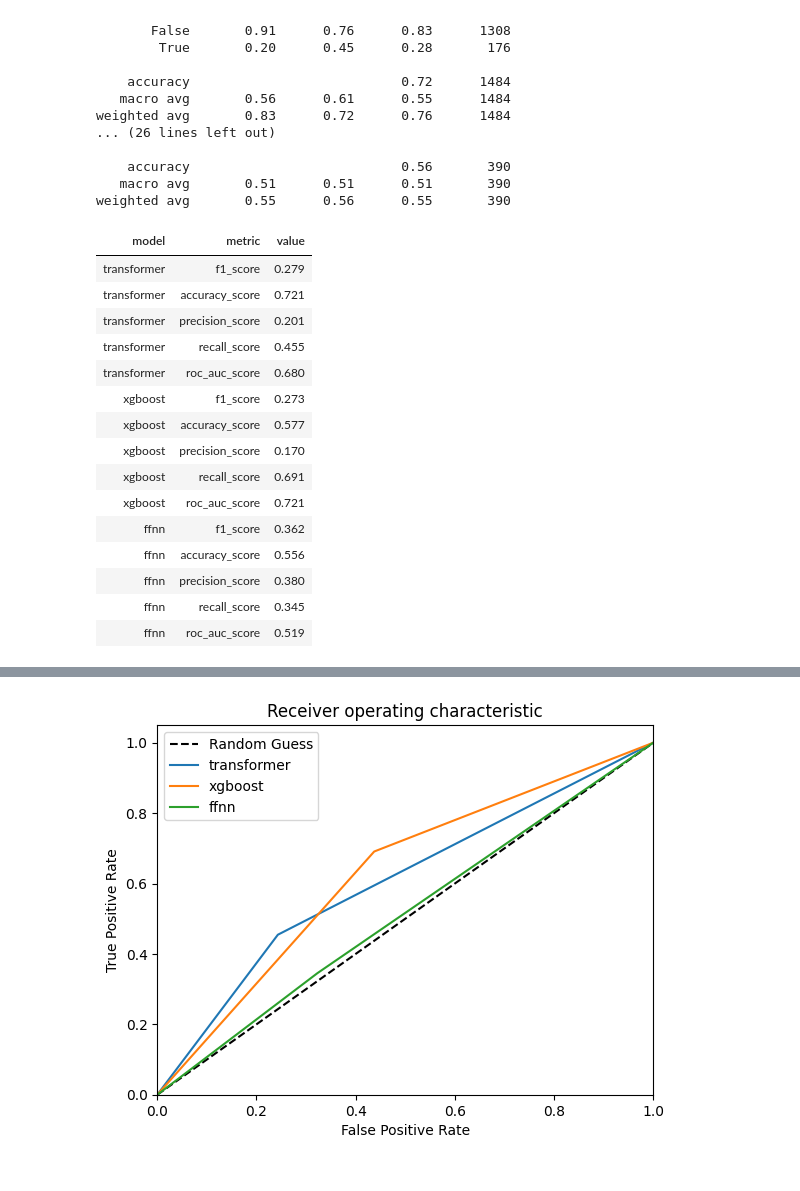
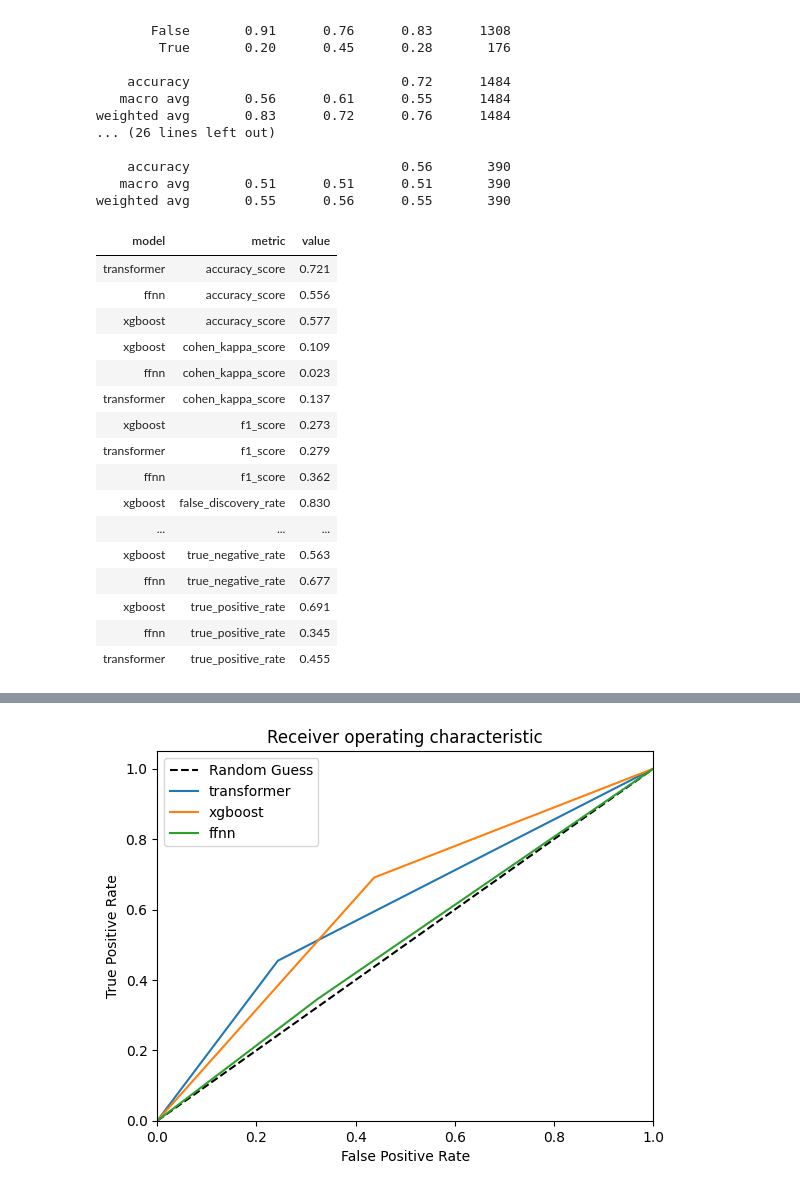
Before and after one commit to ewheeler/foresight, a Jupyter notebook: docs/hes_final/figs.ipynb, the cells around one changed output, grey strips where cells are left out. Cells and saved outputs as stored; diff of their text form; code cells hidden in the pictures.

Commit message:
add additional model metrics to table for article

```diff
--- a/docs/hes_final/figs.ipynb
+++ b/docs/hes_final/figs.ipynb
@@ -51,7 +51,11 @@ weighted avg       0.83      0.72      0.76      1484
 weighted avg       0.55      0.56      0.55       390
 # %%
 # list of sklearn.metrics functions that expect args `y_true` and `y_pred`
-bin_metrics = ['f1_score', 'accuracy_score', 'precision_score', 'recall_score']
+# nice explanations here: https://neptune.ai/blog/evaluation-metrics-binary-classification
+# cohen kappa: how much better is your model over the random classifier that predicts based on class frequencies
+# matthews: a correlation between predicted classes and ground truth
+bin_metrics = ['f1_score', 'accuracy_score', 'precision_score', 'recall_score',
+               'cohen_kappa_score', 'matthews_corrcoef']
 
 out = list()
 
@@ -60,38 +64,66 @@ for m, df in dfs.items():
         fun = operator.methodcaller(metric, df[meta[m]['y_true']], df[meta[m]['y_pred']])
         out.append((m, metric, fun(metrics)))
     out.append((m, 'roc_auc_score', metrics.roc_auc_score(df[meta[m]['y_true']], df[meta[m]['y_pred_proba']])))
+    tn, fp, fn, tp = metrics.confusion_matrix(df[meta[m]['y_true']], df[meta[m]['y_pred']]).ravel()
+
+    # how many predictions out of all positive predictions were incorrect
+    false_discovery_rate = fp/ (tp + fp)
+    out.append((m, 'false_discovery_rate', false_discovery_rate))
+
+    # how many observations predicted as positive are in fact positive
+    positive_predictive_value = tp/ (tp + fp)
+    out.append((m, 'positive_predictive_value', positive_predictive_value))
+
+    # how many predictions out of all negative predictions were correct
+    negative_predictive_value = tn/ (tn + fn)
+    out.append((m, 'negative_predictive_value', negative_predictive_value))
+
+    false_positive_rate = fp / (fp + tn)
+    out.append((m, 'false_positive_rate', false_positive_rate))
+
+    false_negative_rate = fn / (tp + fn)
+    out.append((m, 'false_negative_rate', false_negative_rate))
+
+    true_positive_rate = tp / (tp + fn)
+    out.append((m, 'true_positive_rate', true_positive_rate))
+
+    true_negative_rate = tn / (tn + fp)
+    out.append((m, 'true_negative_rate', true_negative_rate))
 # %%
 model_metrics = pd.DataFrame(out, columns=('model', 'metric', 'value'))
 # %%
 #| label: tbl-broken
-#| fig-cap: "Table that breaks article column layout"
+#| fig-cap: "Table that breaks article column layout in quarto"
 #| layout-ncol: 1
+
+# TODO not only do styles not work, but this makes one article
+# column narrower than the other one :(
 
 cm = sns.light_palette("green", as_cmap=True)
 # https://pandas.pydata.org/pandas-docs/stable/user_guide/style.html#Styler-Object-and-Customising-the-Display
 # TODO styles/colors still not working? https://github.com/quarto-dev/quarto-cli/discussions/3964
-
-model_metrics.style\
+model_metrics.sort_values('metric').style\
         .background_gradient(cmap=cm)\
         .format(precision=3)\
         .hide(axis="index")
 # %% [output]
 | model | metric | value |
+| transformer | accuracy_score | 0.721 |
+| ffnn | accuracy_score | 0.556 |
+| xgboost | accuracy_score | 0.577 |
+| xgboost | cohen_kappa_score | 0.109 |
+| ffnn | cohen_kappa_score | 0.023 |
+| transformer | cohen_kappa_score | 0.137 |
+| xgboost | f1_score | 0.273 |
 | transformer | f1_score | 0.279 |
-| transformer | accuracy_score | 0.721 |
-| transformer | precision_score | 0.201 |
-| transformer | recall_score | 0.455 |
-| transformer | roc_auc_score | 0.680 |
-| xgboost | f1_score | 0.273 |
-| xgboost | accuracy_score | 0.577 |
-| xgboost | precision_score | 0.170 |
-| xgboost | recall_score | 0.691 |
-| xgboost | roc_auc_score | 0.721 |
 | ffnn | f1_score | 0.362 |
-| ffnn | accuracy_score | 0.556 |
-| ffnn | precision_score | 0.380 |
-| ffnn | recall_score | 0.345 |
-| ffnn | roc_auc_score | 0.519 |
+| xgboost | false_discovery_rate | 0.830 |
+| ... | ... | ... |
+| xgboost | true_negative_rate | 0.563 |
+| ffnn | true_negative_rate | 0.677 |
+| xgboost | true_positive_rate | 0.691 |
+| ffnn | true_positive_rate | 0.345 |
+| transformer | true_positive_rate | 0.455 |
 # %%
 #| label: tbl-metrics
 #| fig-cap: "Binary classification model metrics"
```
Also changed, not shown: parts of 2 cells of this notebook.
